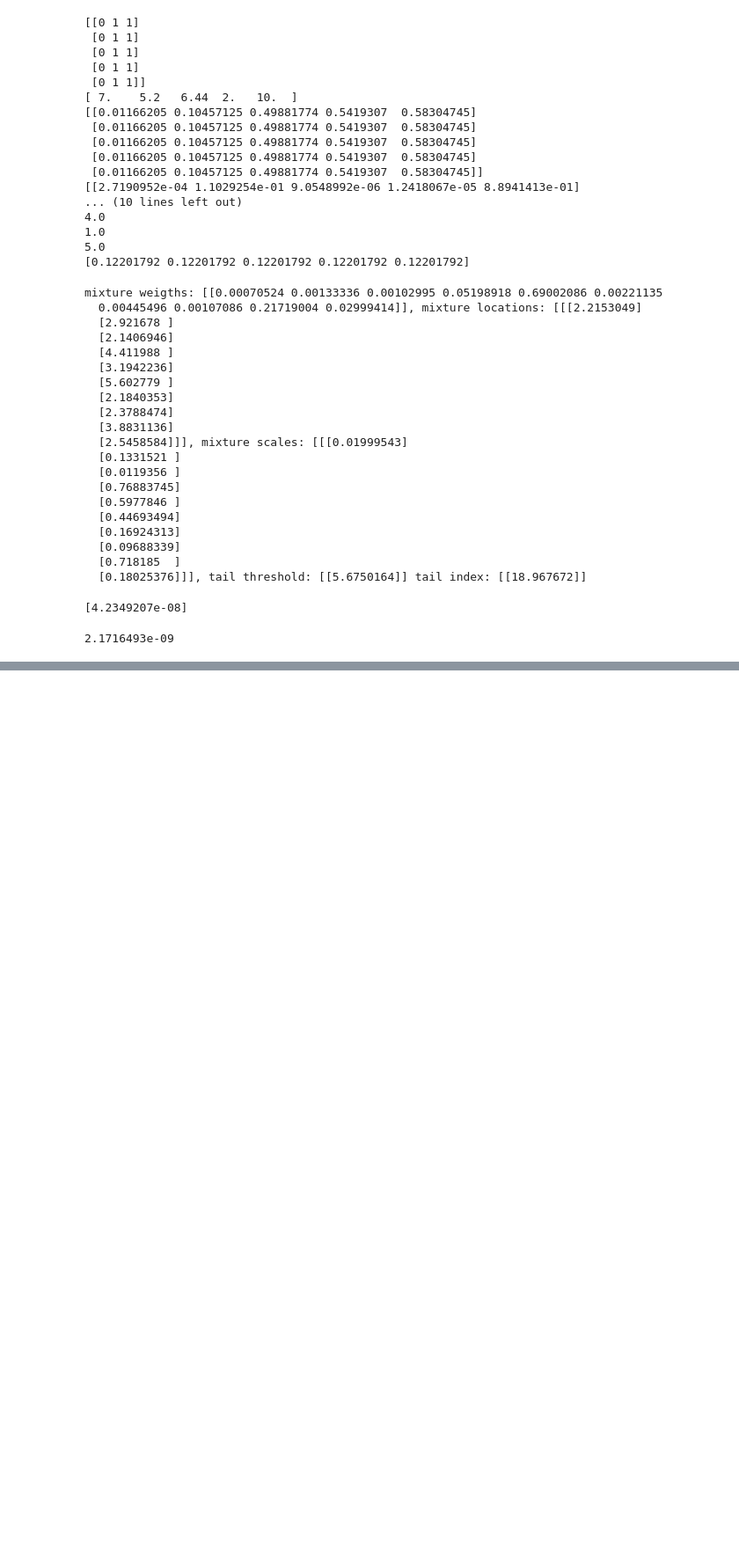
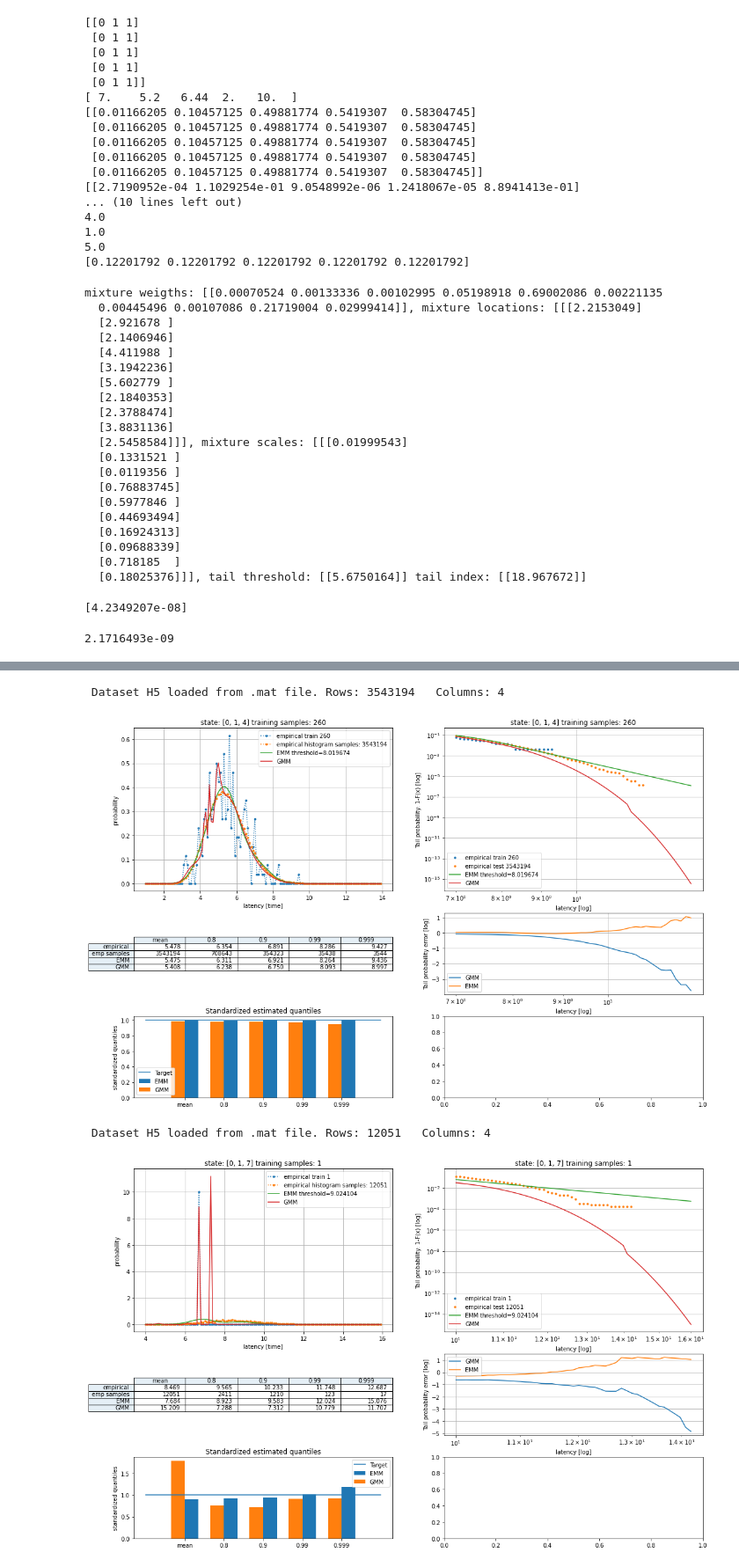
Before and after one commit to samiemostafavi/conditional-density-estimation, a Jupyter notebook: experiments/models/GMM/MixtureExtremeValue.ipynb, the cells around one changed output, grey strips where cells are left out. Shown at 88% size. Drawn from its saved outputs; the diff is of its cells as text; code cells hidden in the pictures; blank space fills up the shorter version.

```diff
--- a/experiments/models/GMM/MixtureExtremeValue.ipynb
+++ b/experiments/models/GMM/MixtureExtremeValue.ipynb
@@ -546,0 +433,11 @@ TypeError: object of type 'NoneType' has no len()
+# %%
+import warnings
+warnings.filterwarnings('ignore')
+
+analyze_conditioned(model=model,gmm_model=gmm_model,train_data=train_data,cond_state=[0,1,4],file_addr='../../data/cond_records_[0_1_4]_92M.mat',quantiles=[0.8,1-1e-1,1-1e-2,1-1e-3])
+analyze_conditioned(model=model,gmm_model=gmm_model,train_data=train_data,cond_state=[0,1,7],file_addr='../../data/cond_records_[0_1_7]_92M.mat',quantiles=[0.8,1-1e-1,1-1e-2,1-1e-3])
+# %% [output]
+ Dataset H5 loaded from .mat file. Rows: 3543194   Columns: 4
+[figure, added]
+ Dataset H5 loaded from .mat file. Rows: 12051   Columns: 4
+[figure, added]
```
Also changed, not shown: parts of 24 cells of this notebook, 20 other files.
